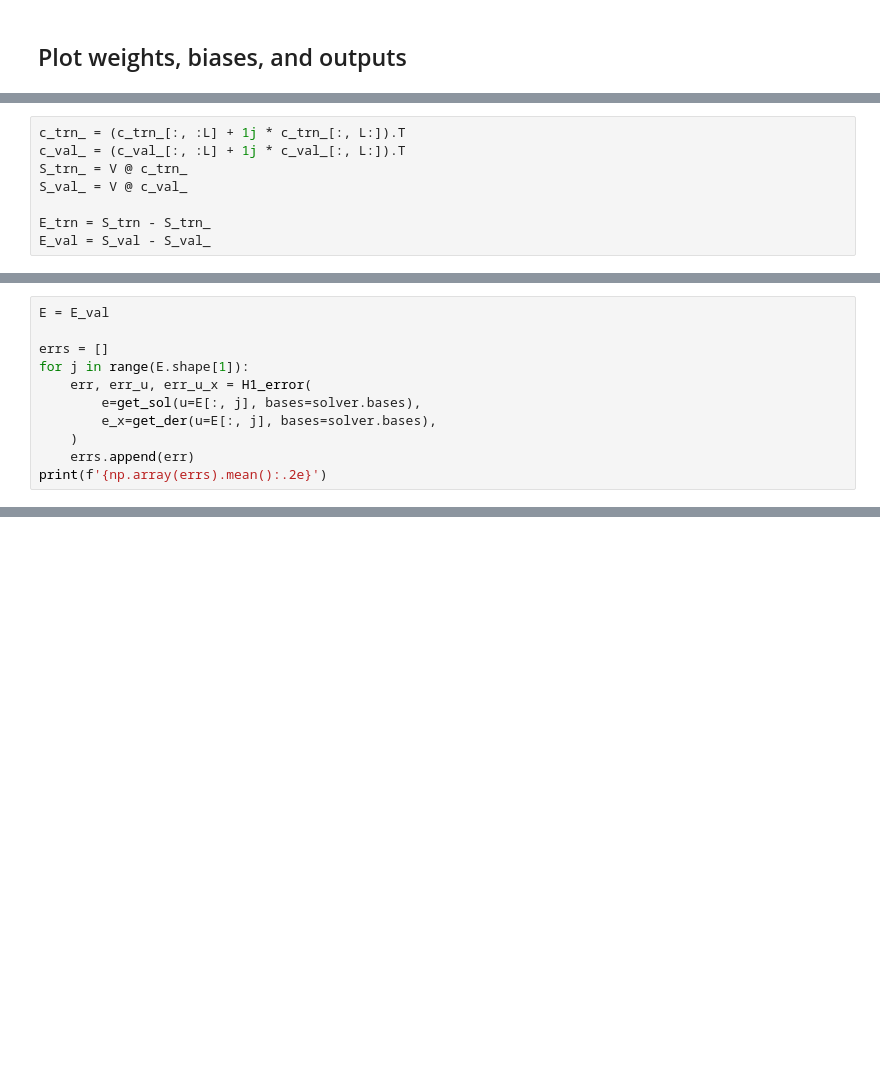
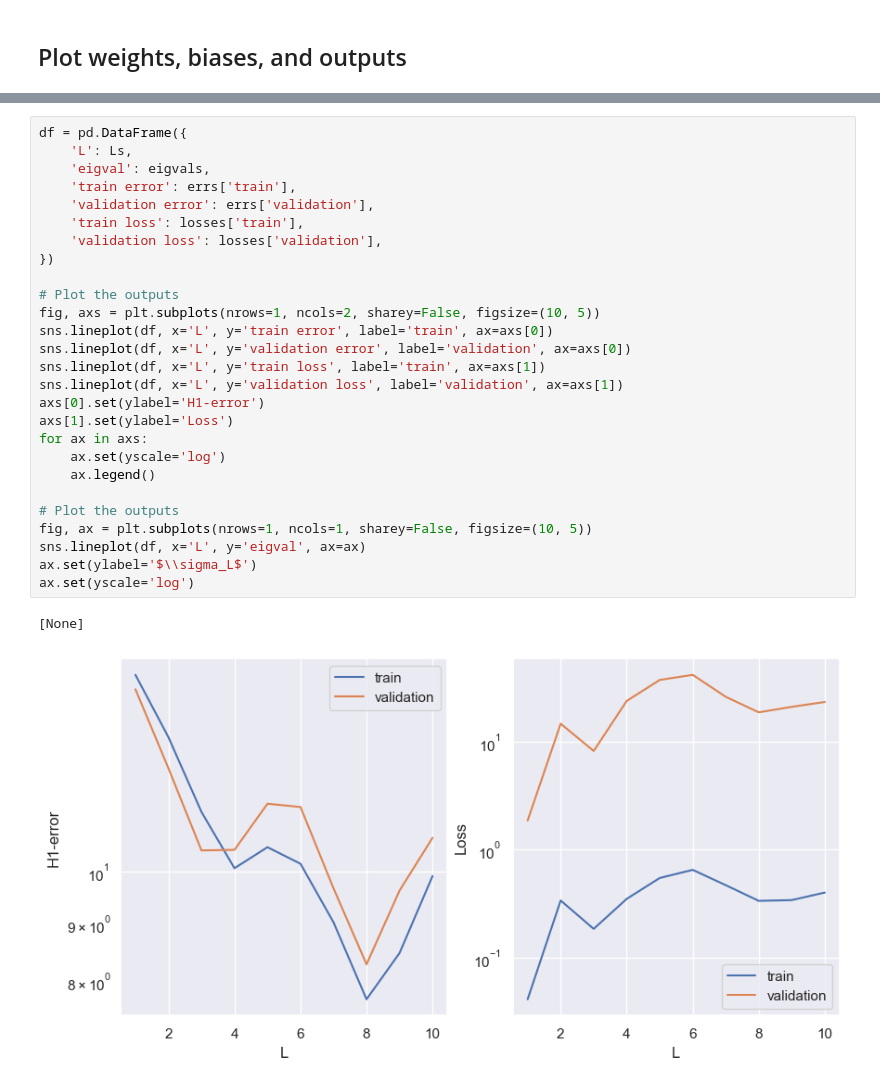
Before and after one commit to sprmsv/POD-NN, a Jupyter notebook: experiments.ipynb, the cells around one changed output, grey strips where cells are left out. Cells and saved outputs as stored; diff of their text form; blank space fills up the shorter version.

```diff
--- a/experiments.ipynb
+++ b/experiments.ipynb
@@ -322,8 +355,0 @@ axs[1].set(title='validation', xlabel='$i$')
-# %%
-c_trn_ = (c_trn_[:, :L] + 1j * c_trn_[:, L:]).T
-c_val_ = (c_val_[:, :L] + 1j * c_val_[:, L:]).T
-S_trn_ = V @ c_trn_
-S_val_ = V @ c_val_
-
-E_trn = S_trn - S_trn_
-E_val = S_val - S_val_
@@ -384,11 +355,0 @@ def H1_error(e: Callable, e_x: Callable) -> float:
-# %%
-E = E_val
-
-errs = []
-for j in range(E.shape[1]):
-    err, err_u, err_u_x = H1_error(
-        e=get_sol(u=E[:, j], bases=solver.bases),
-        e_x=get_der(u=E[:, j], bases=solver.bases),
-    )
-    errs.append(err)
-print(f'{np.array(errs).mean():.2e}')
@@ -396,0 +556,30 @@ print(f'{np.array(errs).mean():.2e}')
+# %%
+df = pd.DataFrame({
+    'L': Ls,
+    'eigval': eigvals,
+    'train error': errs['train'],
+    'validation error': errs['validation'],
+    'train loss': losses['train'],
+    'validation loss': losses['validation'],
+})
+
+# Plot the outputs
+fig, axs = plt.subplots(nrows=1, ncols=2, sharey=False, figsize=(10, 5))
+sns.lineplot(df, x='L', y='train error', label='train', ax=axs[0])
+sns.lineplot(df, x='L', y='validation error', label='validation', ax=axs[0])
+sns.lineplot(df, x='L', y='train loss', label='train', ax=axs[1])
+sns.lineplot(df, x='L', y='validation loss', label='validation', ax=axs[1])
+axs[0].set(ylabel='H1-error')
+axs[1].set(ylabel='Loss')
+for ax in axs:
+    ax.set(yscale='log')
+    ax.legend()
+
+# Plot the outputs
+fig, ax = plt.subplots(nrows=1, ncols=1, sharey=False, figsize=(10, 5))
+sns.lineplot(df, x='L', y='eigval', ax=ax)
+ax.set(ylabel='$\\sigma_L$')
+ax.set(yscale='log')
+# %% [output]
+[None]
+[figure, added]
```
Also changed, not shown: parts of 34 cells of this notebook, 2 other files.
